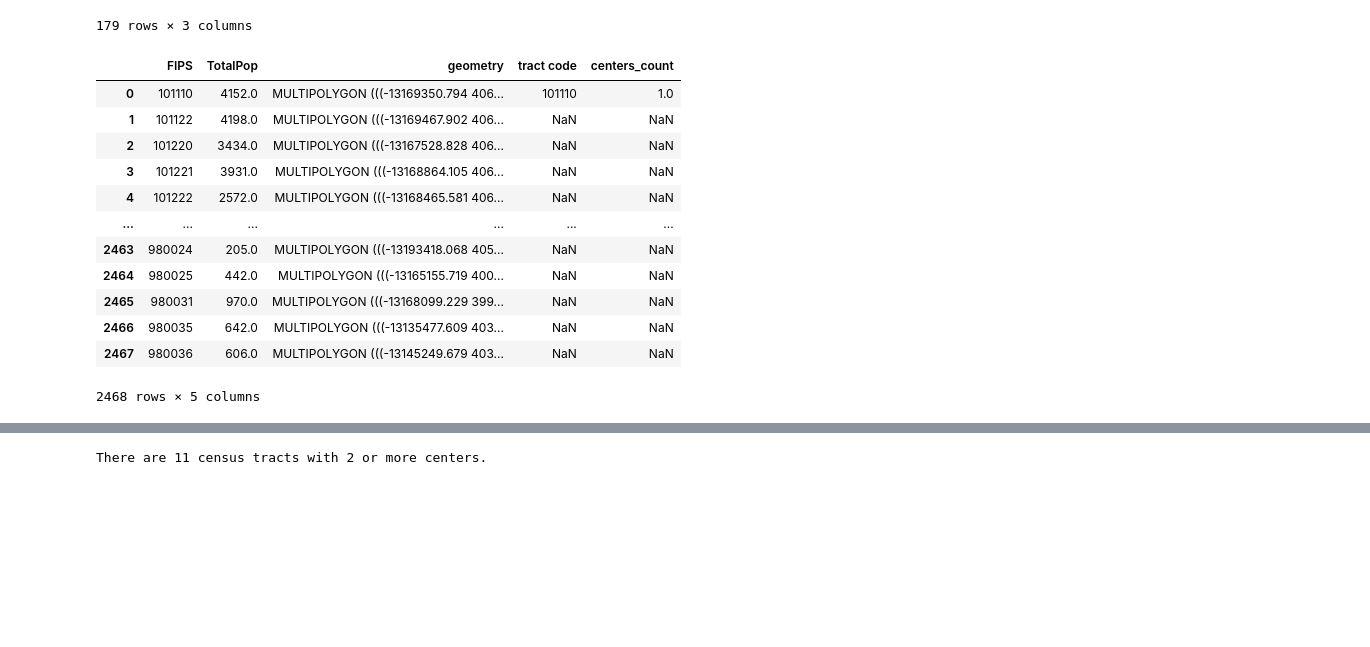
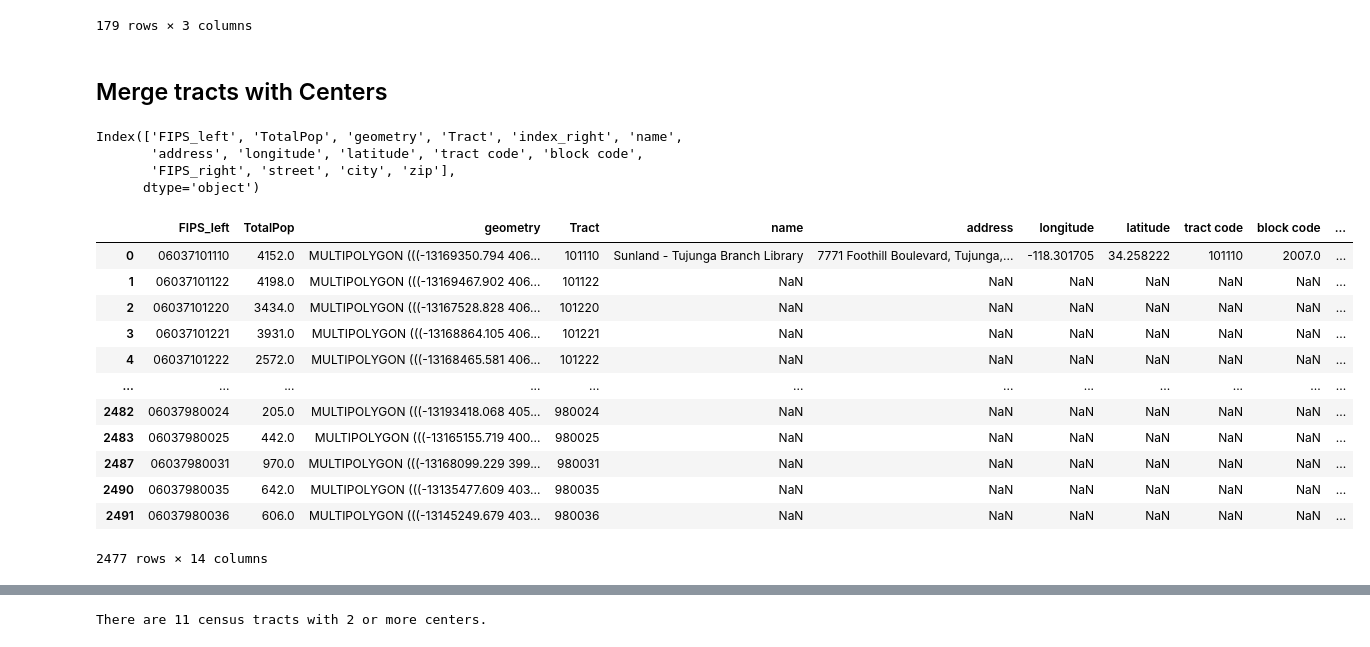
Before and after one commit to cailynschmidt/221finalproject, a Jupyter notebook: newcenters.ipynb, the cells around one changed output, grey strips where cells are left out. Saved outputs shown, nothing was run; the diff lists cells and outputs as text; code cells hidden in the pictures; blank space fills up the shorter version.

```diff
--- a/newcenters.ipynb
+++ b/newcenters.ipynb
@@ -395,21 +389,37 @@ centers_by_tract
 | 177 | 920106 | 1 | 920106 |
 | 178 | 920326 | 1 | 920326 |
 179 rows × 3 columns
+# %% [markdown]
+## Merge tracts with Centers
 # %%
-tracts = pd.merge(tracts, centers_by_tract, on= 'FIPS', how='left')
-#df = pd.merge(a, b, on='id', how='left')
-tracts
+tractsCenters = gpd.sjoin(tracts, centers, how='left')
+tractsCenters.columns
 # %% [output]
-|  | FIPS | TotalPop | geometry | tract code | centers_count |
-| 0 | 101110 | 4152.0 | MULTIPOLYGON (((-13169350.794 406... | 101110 | 1.0 |
-| 1 | 101122 | 4198.0 | MULTIPOLYGON (((-13169467.902 406... | NaN | NaN |
-| 2 | 101220 | 3434.0 | MULTIPOLYGON (((-13167528.828 406... | NaN | NaN |
-| 3 | 101221 | 3931.0 | MULTIPOLYGON (((-13168864.105 406... | NaN | NaN |
-| 4 | 101222 | 2572.0 | MULTIPOLYGON (((-13168465.581 406... | NaN | NaN |
-| ... | ... | ... | ... | ... | ... |
-| 2463 | 980024 | 205.0 | MULTIPOLYGON (((-13193418.068 405... | NaN | NaN |
-| 2464 | 980025 | 442.0 | MULTIPOLYGON (((-13165155.719 400... | NaN | NaN |
-| 2465 | 980031 | 970.0 | MULTIPOLYGON (((-13168099.229 399... | NaN | NaN |
-| 2466 | 980035 | 642.0 | MULTIPOLYGON (((-13135477.609 403... | NaN | NaN |
-| 2467 | 980036 | 606.0 | MULTIPOLYGON (((-13145249.679 403... | NaN | NaN |
-2468 rows × 5 columns
+Index(['FIPS_left', 'TotalPop', 'geometry', 'Tract', 'index_right', 'name',
+       'address', 'longitude', 'latitude', 'tract code', 'block code',
+       'FIPS_right', 'street', 'city', 'zip'],
+      dtype='object')
+# %%
+# Indices of columns to drop
+column_indices_to_drop = [4,11]
+
+# Drop columns by index
+tractsCenters = tractsCenters.drop(tractsCenters.columns[column_indices_to_drop], axis=1)
+# %%
+tractsCenters['centroid'] = tractsCenters.geometry.centroid
+# %%
+tractsCenters
+# %% [output]
+|  | FIPS_left | TotalPop | geometry | Tract | name | address | longitude | latitude | tract code | block code | ... |
+| 0 | 06037101110 | 4152.0 | MULTIPOLYGON (((-13169350.794 406... | 101110 | Sunland - Tujunga Branch Library | 7771 Foothill Boulevard, Tujunga,... | -118.301705 | 34.258222 | 101110 | 2007.0 | ... |
+| 1 | 06037101122 | 4198.0 | MULTIPOLYGON (((-13169467.902 406... | 101122 | NaN | NaN | NaN | NaN | NaN | NaN | ... |
+| 2 | 06037101220 | 3434.0 | MULTIPOLYGON (((-13167528.828 406... | 101220 | NaN | NaN | NaN | NaN | NaN | NaN | ... |
+| 3 | 06037101221 | 3931.0 | MULTIPOLYGON (((-13168864.105 406... | 101221 | NaN | NaN | NaN | NaN | NaN | NaN | ... |
+| 4 | 06037101222 | 2572.0 | MULTIPOLYGON (((-13168465.581 406... | 101222 | NaN | NaN | NaN | NaN | NaN | NaN | ... |
+| ... | ... | ... | ... | ... | ... | ... | ... | ... | ... | ... | ... |
+| 2482 | 06037980024 | 205.0 | MULTIPOLYGON (((-13193418.068 405... | 980024 | NaN | NaN | NaN | NaN | NaN | NaN | ... |
+| 2483 | 06037980025 | 442.0 | MULTIPOLYGON (((-13165155.719 400... | 980025 | NaN | NaN | NaN | NaN | NaN | NaN | ... |
+| 2487 | 06037980031 | 970.0 | MULTIPOLYGON (((-13168099.229 399... | 980031 | NaN | NaN | NaN | NaN | NaN | NaN | ... |
+| 2490 | 06037980035 | 642.0 | MULTIPOLYGON (((-13135477.609 403... | 980035 | NaN | NaN | NaN | NaN | NaN | NaN | ... |
+| 2491 | 06037980036 | 606.0 | MULTIPOLYGON (((-13145249.679 403... | 980036 | NaN | NaN | NaN | NaN | NaN | NaN | ... |
+2477 rows × 14 columns
```
Also changed, not shown: parts of 12 cells of this notebook.
